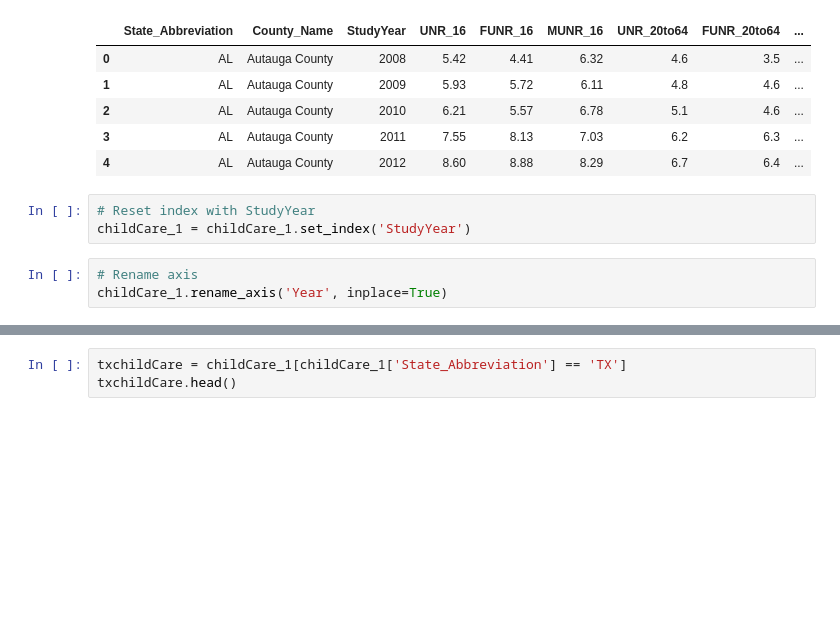
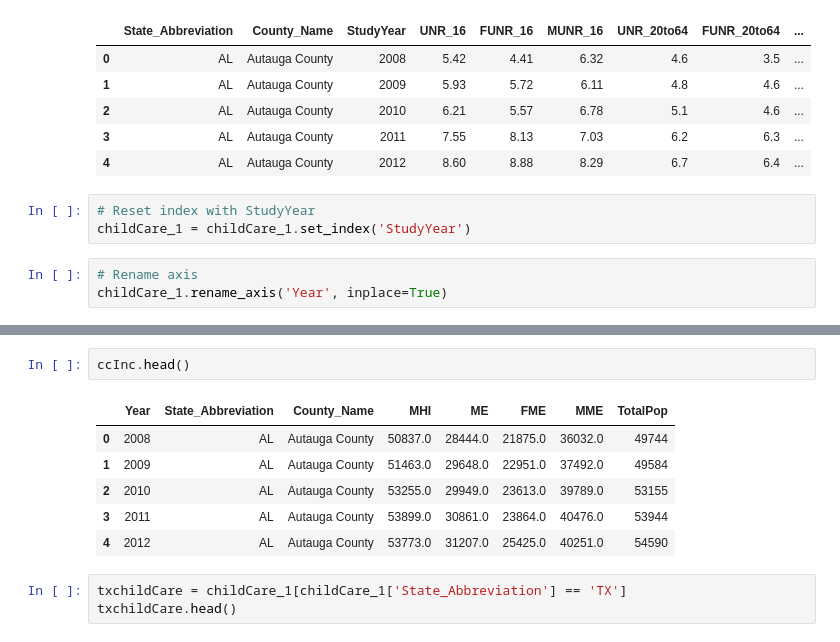
Before and after one commit to MWPerrineJr/data_vis_final, a Jupyter notebook: term.ipynb, the cells around one changed output, grey strips where cells are left out. Cells and saved outputs as stored; diff of their text form; blank space fills up the shorter version.

```diff
--- a/term.ipynb
+++ b/term.ipynb
@@ -77,3 +91,12 @@ childCare_1.head()
+# %%
+ccInc.head()
+# %% [output]
+|  | Year | State_Abbreviation | County_Name | MHI | ME | FME | MME | TotalPop |
+| 0 | 2008 | AL | Autauga County | 50837.0 | 28444.0 | 21875.0 | 36032.0 | 49744 |
+| 1 | 2009 | AL | Autauga County | 51463.0 | 29648.0 | 22951.0 | 37492.0 | 49584 |
+| 2 | 2010 | AL | Autauga County | 53255.0 | 29949.0 | 23613.0 | 39789.0 | 53155 |
+| 3 | 2011 | AL | Autauga County | 53899.0 | 30861.0 | 23864.0 | 40476.0 | 53944 |
+| 4 | 2012 | AL | Autauga County | 53773.0 | 31207.0 | 25425.0 | 40251.0 | 54590 |
 # %%
 txchildCare = childCare_1[childCare_1['State_Abbreviation'] == 'TX']
 txchildCare.head()
```
Also changed, not shown: parts of 6 cells of this notebook.
